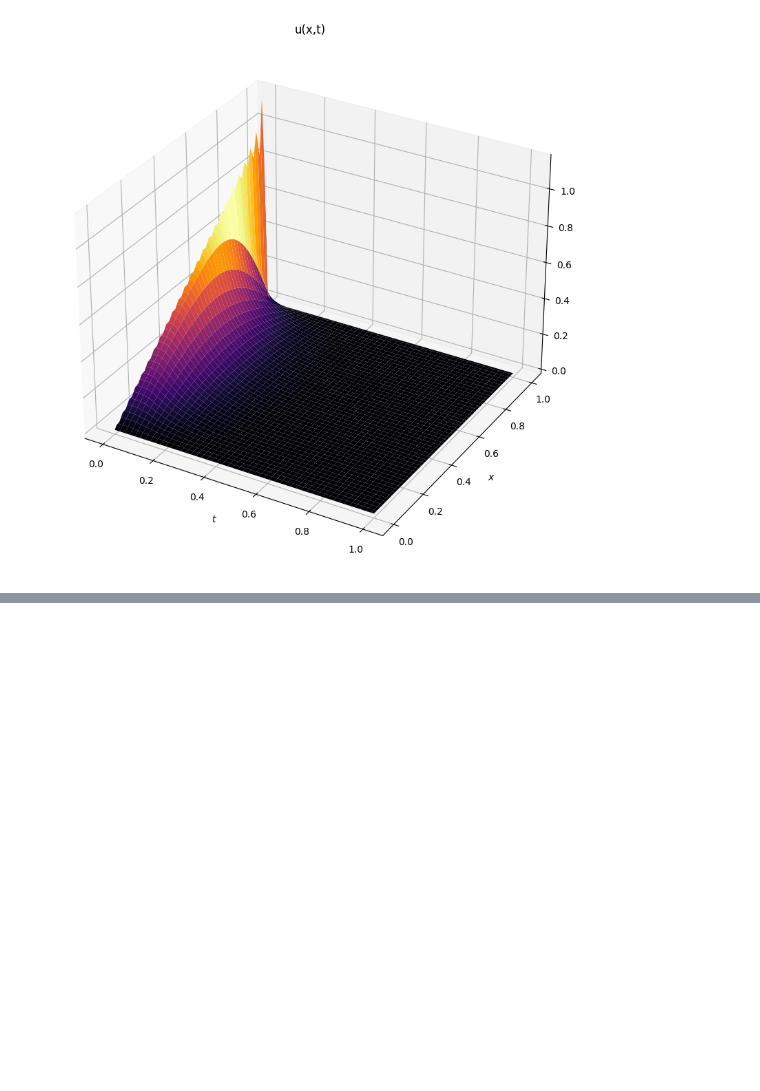
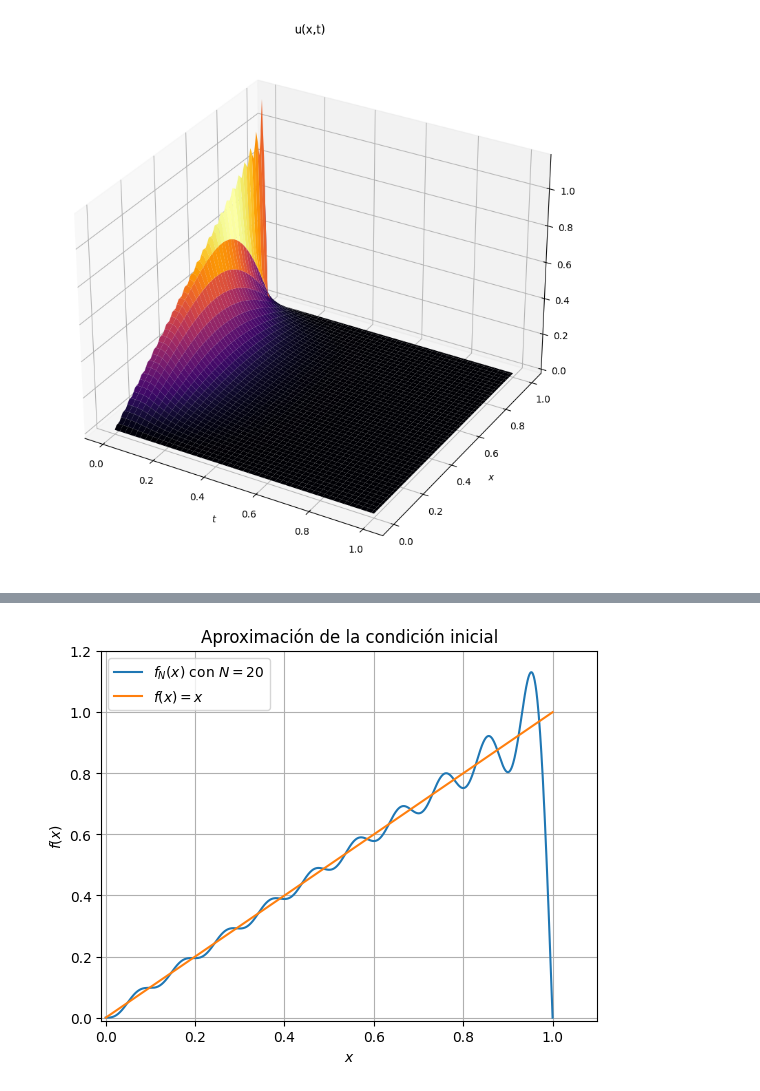
Before and after one commit to DianaBravoPerez/EDP-1, a Jupyter notebook: Ecuacion del calor.ipynb, the cells around one changed output, grey strips where cells are left out. Cells and saved outputs as stored; diff of their text form; code cells hidden in the pictures; blank space fills up the shorter version.

```diff
--- a/Ecuacion del calor.ipynb
+++ b/Ecuacion del calor.ipynb
@@ -229,0 +132,83 @@ Serie de Fourier truncada (hasta 20 términos):
+# %%
+from pylab import *
+
+def recta(x):
+    y = zeros(len(x))
+    for i in range(len(x)):
+        y[i] = x[i]
+    return y
+
+x = linspace(0,1,1000)
+f = recta(x)
+plot(x,f,label='$u(x,0)=x$')
+plt.xlabel('$x$'); plt.ylabel('$f(x)$');
+plt.title("Condición inicial (u(x,0)=f(x))")
+xlim([-0.01,1.01]),ylim([-0.01,1.01]),grid(),legend()
+show()
+
+def u_0(x, N=20): # N es el número de armónicos
+    f = zeros(len(x))
+    for n in range(1, N+1):  # Corregir el rango de n para incluir N términos
+        f += (-1)**(n+1) * sin(n*pi*x) / n
+    return (2.0 / pi) * f  # Asegurarse de que la expresión sea correcta
+
+f_n = u_0(x)
+plot(x, f_n, label='$f_N(x)$ con $N=20$')
+plot(x, f, label='$f(x)=x$')
+plt.xlabel('$x$'); plt.ylabel('$f(x)$');
+plt.title("Aproximación de la condición inicial")
+xlim([-0.01,1.1]),ylim([-0.01,1.2]),grid(),legend()
+show()
+
+for i in range(1, 20, 5):
+    plot(x, u_0(x, i), label='$f_N(x)$ con $N=%d$' % i)
+plt.xlabel('$x$'); plt.ylabel('$f(x)$');
+plt.title("Aproximación de la condición inicial")
+xlim([-0.01,1.01]),ylim([-0.01,1.2]),grid(),legend()
+show()
+
+def u_x_t(x, t, N=50):
+    f = zeros((len(x), len(t)))
+    for i in range(len(t)):
+        for n in range(1, N+1):  # Corregir el rango de n para incluir N términos
+            f[:, i] += (-1)**(n+1) * sin(n*pi*x) / n * exp(-(n*pi)**2 * t[i])  # Corregir el término de la exponencial
+    return (2.0 / pi) * f
+
+x = linspace(0, 1, 1000)
+t = linspace(0, 10, 1000)
+U = u_x_t(x, t)
+
+plot(x, U[:, 0], label='$u(x,t=0)$')
+plt.xlabel('$x$'); plt.ylabel('$f(x)$');
+plt.title("Aproximación de la condición inicial")
+xlim([-0.01,1.01]), ylim([-0.01,1.2]), grid(), legend()
+show()
+
+plot(x, U[:, 0], label='$u(x,t=0)$')  # Mejorar
+plot(x, U[:, 1], label='$u(x,t=1)$')
+plot(x, U[:, 2], label='$u(x,t=2)$')
+plot(x, U[:, 3], label='$u(x,t=3)$')
+plot(x, U[:, 10], label='$u(x,t=10)$')
+plot(x, U[:, 20], label='$u(x,t=20)$')
+plt.xlabel('$x$'); plt.ylabel('$u(x,t)$');
+plt.title("Evolución de la solución")
+xlim([-0.01,1.01]), ylim([-0.01,1.2]), grid(), legend()
+show()
+
+#%matplotlib notebook
+from mpl_toolkits.mplot3d import Axes3D
+
+fig = plt.figure(figsize=(12,10))
+ax = fig.add_subplot(111, projection="3d")
+
+x = linspace(0, 1.0, 100)
+t = linspace(0, 1.0, 100)
+
+X, T = np.meshgrid(x, t)
+
+U = u_x_t(x, t)
+
+plt.xlabel('$t$'); plt.ylabel('$x$');
+plt.title("u(x,t)")
+ax.plot_surface(X, T, U, cmap="inferno"); #Otros colores:"viridis", "inferno", "plasma"
+# %% [output]
@@ -229,0 +216 @@ Serie de Fourier truncada (hasta 20 términos):
+[figure, added]
```
Also changed, not shown: parts of 20 cells of this notebook.
